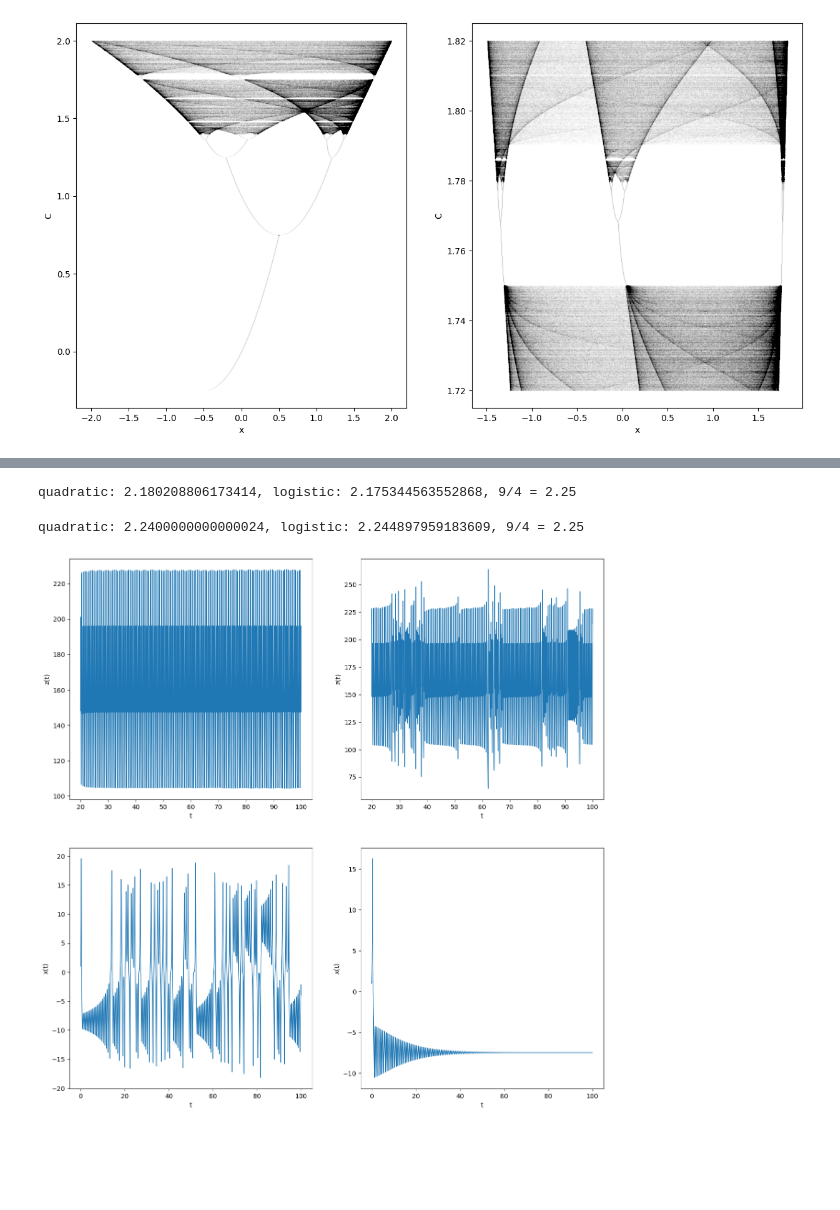
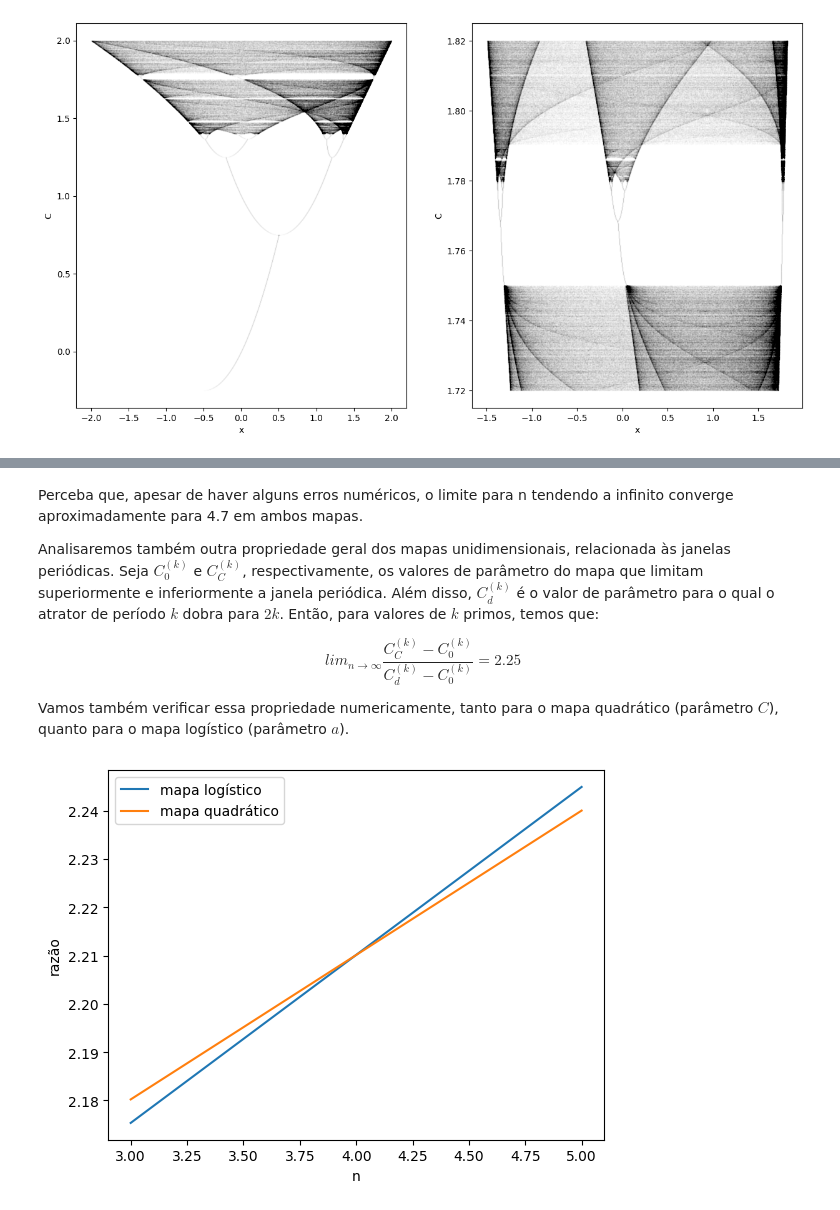
Before and after one commit to othon-ishiyi/Chaotic-Systems, a Jupyter notebook: exame.ipynb, the cells around one changed output, grey strips where cells are left out. Saved outputs shown, nothing was run; the diff lists cells and outputs as text; code cells hidden in the pictures; blank space fills up the shorter version.

```diff
--- a/exame.ipynb
+++ b/exame.ipynb
@@ -286 +409,11 @@ print(quad_points)
+# %% [markdown]
+Perceba que, apesar de haver alguns erros numéricos, o limite para n tendendo a infinito converge aproximadamente para 4.7 em ambos mapas.
+
+Analisaremos também outra propriedade geral dos mapas unidimensionais, relacionada às janelas periódicas. Seja $C_0^{(k)}$ e $C_C^{(k)}$, respectivamente, os valores de parâmetro do mapa que limitam superiormente e inferiormente a janela periódica. Além disso, $C_d^{(k)}$ é o valor de parâmetro para o qual o atrator de período $k$ dobra para $2k$. Então, para valores de $k$ primos, temos que:
+
+$$
+lim_{n\to\infty} \frac{C_C^{(k)}-C_0^{(k)}}{C_d^{(k)}-C_0^{(k)}} = 2.25
+$$
+
+Vamos também verificar essa propriedade numericamente, tanto para o mapa quadrático (parâmetro $C$), quanto para o mapa logístico (parâmetro $a$).
 # %%
@@ -332,13 +463,8 @@ c0_quad, cd_quad, cc_quad = k_window_ratio(quadratic_map, 3, 0, 1.749, 1.791, 10
 # %%
-c0_log, cd_log, cc_log = k_window_ratio(logistic_map, 3, 0.1, 3.82, 3.87, 10000, 10000, 5)
+c0_log_3, cd_log_3, cc_log_3 = k_window_ratio(logistic_map, 3, 0.1, 3.82, 3.87, 10000, 10000, 5)
-# %%
-print(f"quadratic: {(cc_quad-c0_quad)/(cd_quad-c0_quad)}, logistic: {(cc_log-c0_log)/(cd_log-c0_log)}, 9/4 = {9/4}")
-# %% [output]
-quadratic: 2.180208806173414, logistic: 2.175344563552868, 9/4 = 2.25
+# %%
+ratio_quad_3 = (cc_quad_3-c0_quad_3)/(cd_quad_3-c0_quad_3)
+ratio_log_3 =  (cc_log_3-c0_log_3)/(cd_log_3-c0_log_3)
 # %%
-c0_quad, cd_quad, cc_quad = k_window_ratio(quadratic_map, 5, 0, 1.5, 1.7, 10000, 10000, 5)
-c0_log, cd_log, cc_log = k_window_ratio(logistic_map, 5, 0.1, 3.7, 3.8, 10000, 10000, 5)
+c0_quad_5, cd_quad_5, cc_quad_5 = k_window_ratio(quadratic_map, 5, 0, 1.5, 1.7, 10000, 10000, 5)
+c0_log_5, cd_log_5, cc_log_5 = k_window_ratio(logistic_map, 5, 0.1, 3.7, 3.8, 10000, 10000, 5)
-# %%
-print(f"quadratic: {(cc_quad-c0_quad)/(cd_quad-c0_quad)}, logistic: {(cc_log-c0_log)/(cd_log-c0_log)}, 9/4 = {9/4}")
-# %% [output]
-quadratic: 2.2400000000000024, logistic: 2.244897959183609, 9/4 = 2.25
@@ -366,34 +471,17 @@ solution_d = solve_ivp(lorenz, t_span, initial_conditions, dense_output=True, ar
-# %%
-fig, axs = plt.subplots(2,2, figsize = (15,15))
-
-ax = axs[0][0]
-t = np.linspace(20, 100, 10000)
-s = solution_a.sol(t)
-ax.plot(t, s[2], linewidth = 1)
-ax.set_xlabel('t')
-ax.set_ylabel('z(t)')
-
-ax = axs[0][1]
-t = np.linspace(20, 100, 10000)
-s = solution_b.sol(t)
-ax.plot(t, s[2], linewidth = 1)
-ax.set_xlabel('t')
-ax.set_ylabel('z(t)')
-
-ax = axs[1][0]
-t = np.linspace(0, 100, 10000)
-s = solution_c.sol(t)
-ax.plot(t, s[0], linewidth = 1)
-ax.set_xlabel('t')
-ax.set_ylabel('x(t)')
-
-ax = axs[1][1]
-t = np.linspace(0, 100, 10000)
-s = solution_d.sol(t)
-ax.plot(t, s[0], linewidth = 1)
-ax.set_xlabel('t')
-ax.set_ylabel('x(t)')
-
-plt.show()
-# %% [output]
-[figure, removed]
+# %%
+ratio_quad_5 = (cc_quad_5-c0_quad_5)/(cd_quad_5-c0_quad_5)
+ratio_log_5 =  (cc_log_5-c0_log_5)/(cd_log_5-c0_log_5)
+# %%
+ratio_quad = [ratio_quad_3, ratio_quad_5]
+ratio_log = [ratio_log_3, ratio_log_5]
+n = [3,5]
+
+_, ax = plt.subplots()
+ax.plot(n, ratio_log, label='mapa logístico')
+ax.plot(n, ratio_quad, label='mapa quadrático')
+ax.set_xlabel('n')
+ax.set_ylabel('razão')
+ax.legend()
+plt.show()
+# %% [output]
+[figure, added]
```
Also changed, not shown: parts of 33 cells of this notebook, 3 other files.
